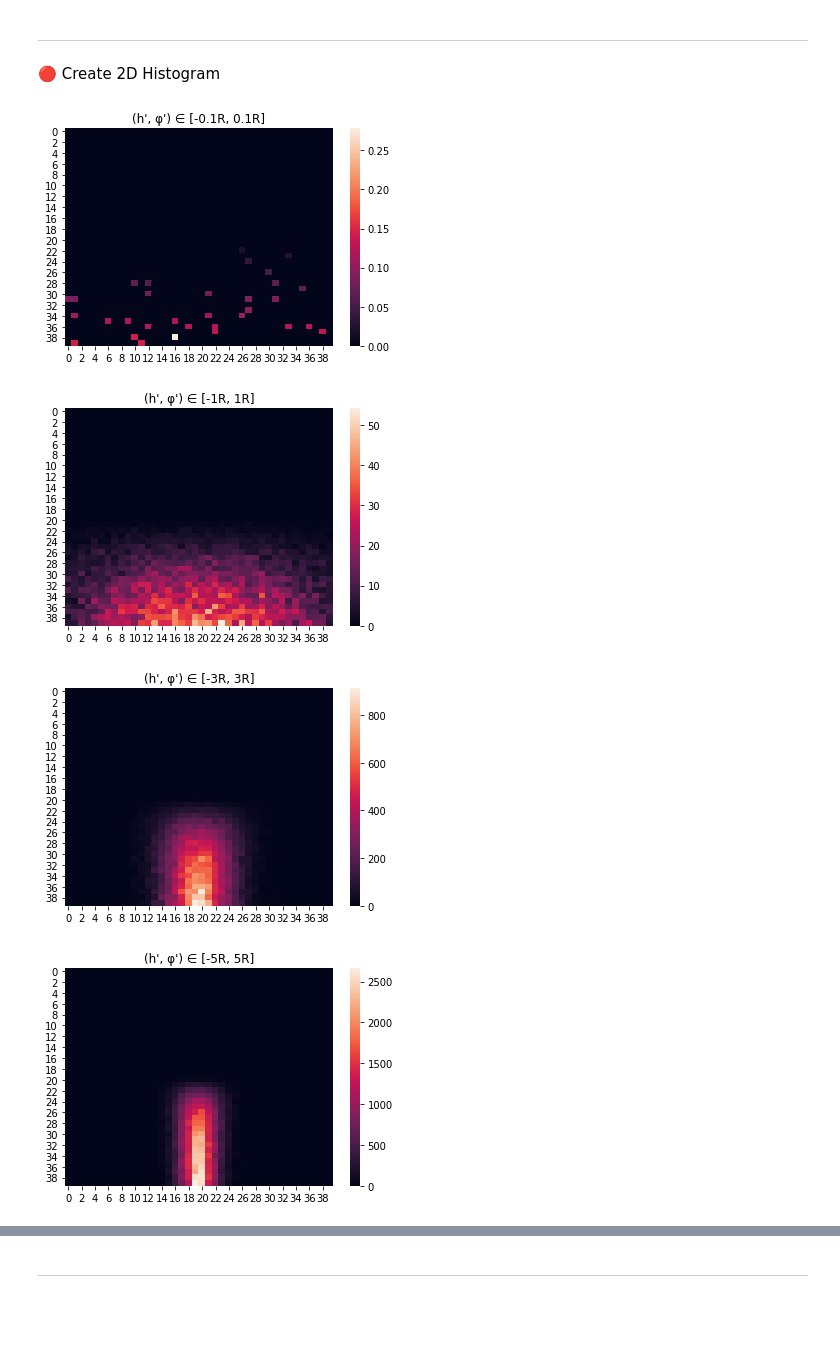
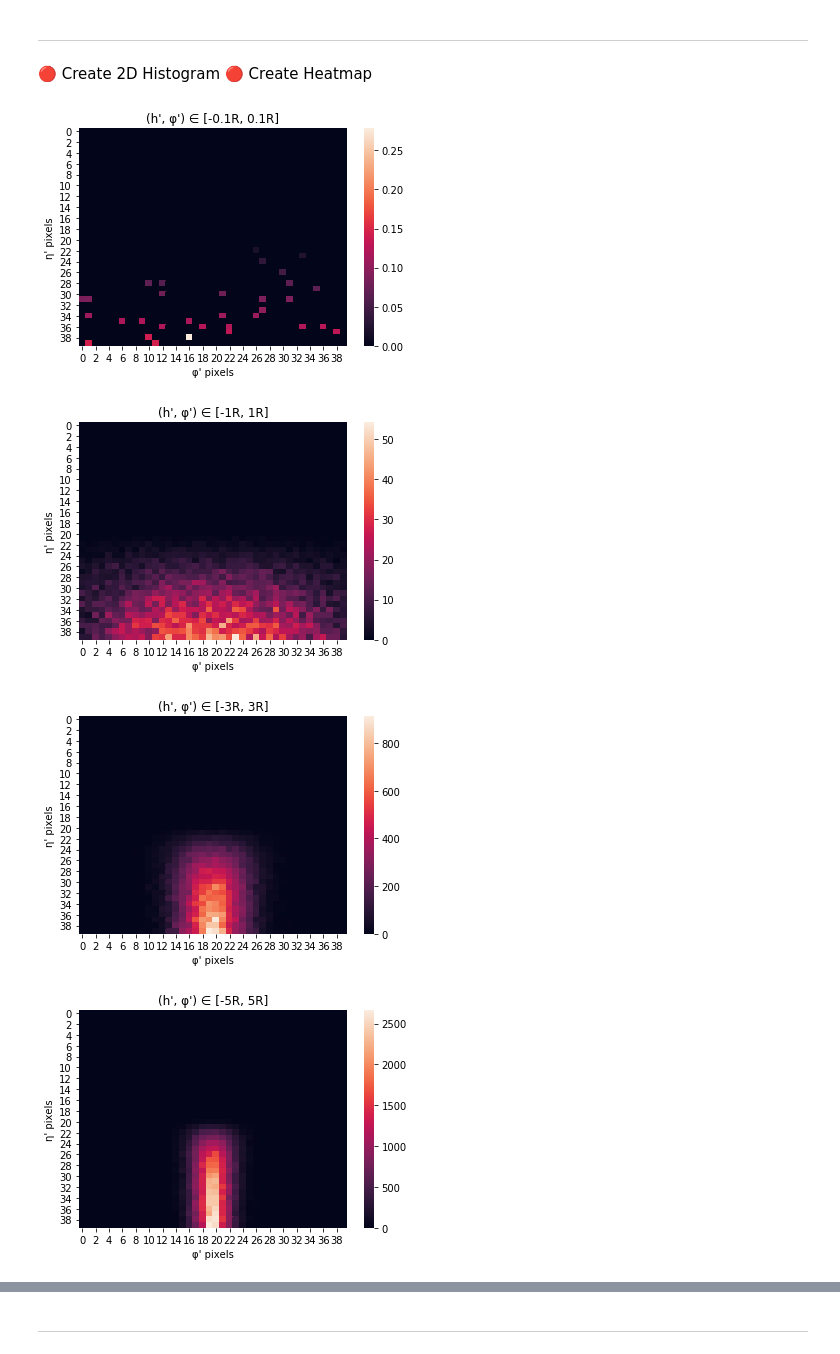
Before and after one commit to johngeorgousis/jet-classifier, a Jupyter notebook: MAIN.ipynb, the cells around one changed output, grey strips where cells are left out. Saved outputs shown, nothing was run; the diff lists cells and outputs as text; code cells hidden in the pictures; blank space fills up the shorter version.

Commit message:
feat: add timestamps and label heat map axes

```diff
--- a/MAIN.ipynb
+++ b/MAIN.ipynb
@@ -331,32 +337,36 @@ Bin lengths match! :D
 # %% [markdown]
 ---
 # %% [markdown]
-🔴 Create 2D Histogram
+🔴 Create 2D Histogram 🔴 Create Heatmap
 # %%
 # Define bins data
 bin_h = pd.Series(bin_h)
 bin_f = pd.Series(bin_f)
 bin_p = pd.Series(bin_p)
 
 for i in [0.1, 1, 3, 5, 10, 100, 500, 1000, 2000]:
     # Define bins count vector (jet radius: R, image pixels: 40x40)
     R = 1.5
     pixels = 40
     bin_count = np.linspace(-i*R, i*R, pixels + 1)
 
     # Create bins from -R to R (using bins vector)
     bins = np.histogram2d(bin_f, bin_h, bins=bin_count, weights=bin_p)[0]
 
     # Convert to DataFrame
     bins = pd.DataFrame(bins)
 
     # Display Full bins DataFrame
     #display(bins)
+
+    # Plot Heat Map
     sns.heatmap(bins)
     plt.title('(h\', φ\') ∈ [-{}R, {}R]'.format(i, i))
+    plt.xlabel('φ\' pixels')
+    plt.ylabel('η\' pixels')
     plt.show()
 # %% [output]
-[figure, old version]
+[figure, new version]
-[figure, old version]
+[figure, new version]
-[figure, old version]
+[figure, new version]
-[figure, old version]
+[figure, new version]
```
Also changed, not shown: parts of 9 cells of this notebook.
